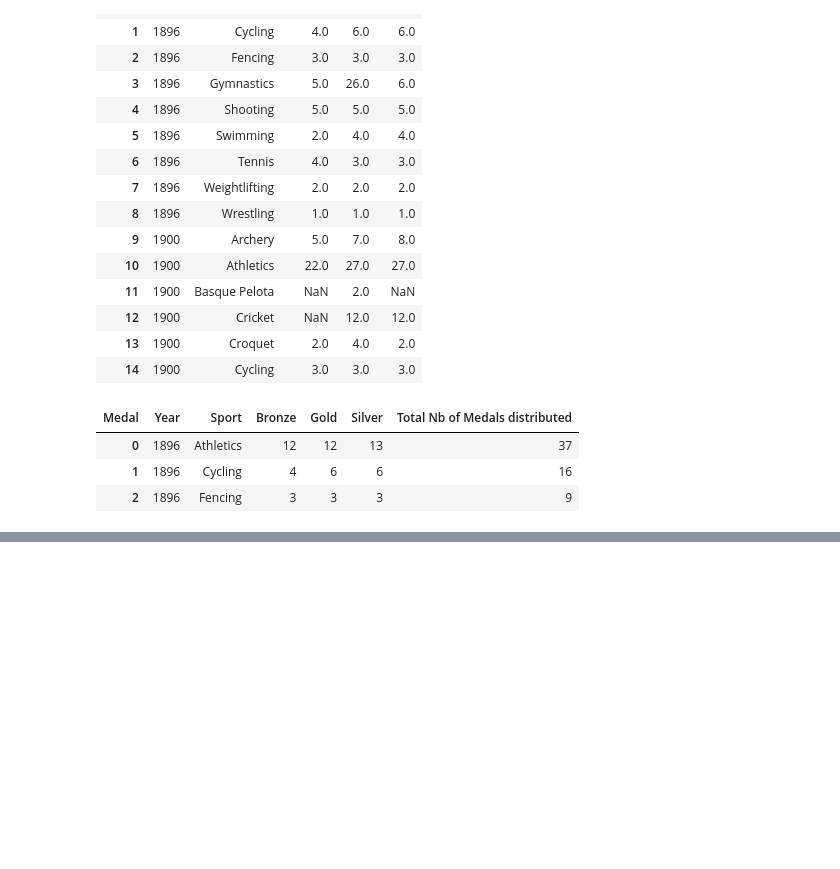
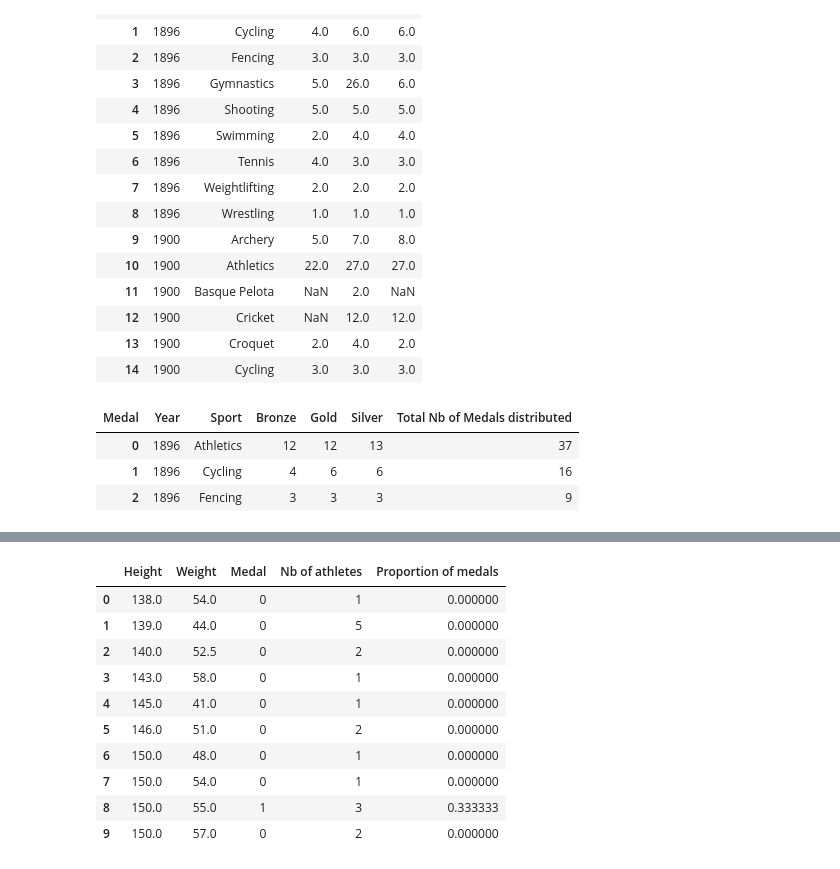
Before and after one commit to Maryam-Dollet/Dataviz_project, a Jupyter notebook: dataviz_guillaume.ipynb, the cells around one changed output, grey strips where cells are left out. Cells and saved outputs as stored; diff of their text form; code cells hidden in the pictures; blank space fills up the shorter version.

```diff
--- a/dataviz_guillaume.ipynb
+++ b/dataviz_guillaume.ipynb
@@ -213,0 +249,3 @@ fig.show()
+# %%
+correlation_matrix = swimming[['Age', 'Height', 'Weight', 'Medal']]
+correlation_matrix.head(10)
@@ -213,0 +264,4 @@ fig.show()
+# %%
+# we convert the column 'Medal' into a numerical column
+correlation_matrix['Medal'] = correlation_matrix['Medal'].replace(['No medal', 'Gold', 'Silver', 'Bronze'], [0, 1, 1, 1])
+correlation_matrix.head(10)
@@ -213,0 +300,7 @@ fig.show()
+# %%
+# we drop the column Age because it is not relevant
+correlation_matrix = correlation_matrix.drop(columns=['Age'])
+# %%
+# we want to aggregate the data by height and weight, and create a new column 'Nb of medals' which will be the sum of the column 'Medal' plus a column 'Nb of athletes' which will be the number of athletes per height and weight
+correlation_matrix = correlation_matrix.groupby(['Height', 'Weight']).agg({'Medal': 'sum', 'Height': 'count'}).rename(columns={'Height': 'Nb of athletes'}).reset_index()
+correlation_matrix.head(10)
@@ -213,0 +319,16 @@ fig.show()
+# %%
+# we create a column 'Propotion of medals' which will be the proportion of medals won by athletes per height and weight
+correlation_matrix['Proportion of medals'] = correlation_matrix['Medal'] / correlation_matrix['Nb of athletes']
+correlation_matrix.head(10)
+# %% [output]
+|  | Height | Weight | Medal | Nb of athletes | Proportion of medals |
+| 0 | 138.0 | 54.0 | 0 | 1 | 0.000000 |
+| 1 | 139.0 | 44.0 | 0 | 5 | 0.000000 |
+| 2 | 140.0 | 52.5 | 0 | 2 | 0.000000 |
+| 3 | 143.0 | 58.0 | 0 | 1 | 0.000000 |
+| 4 | 145.0 | 41.0 | 0 | 1 | 0.000000 |
+| 5 | 146.0 | 51.0 | 0 | 2 | 0.000000 |
+| 6 | 150.0 | 48.0 | 0 | 1 | 0.000000 |
+| 7 | 150.0 | 54.0 | 0 | 1 | 0.000000 |
+| 8 | 150.0 | 55.0 | 1 | 3 | 0.333333 |
+| 9 | 150.0 | 57.0 | 0 | 2 | 0.000000 |
```
Also changed, not shown: parts of 10 cells of this notebook.
